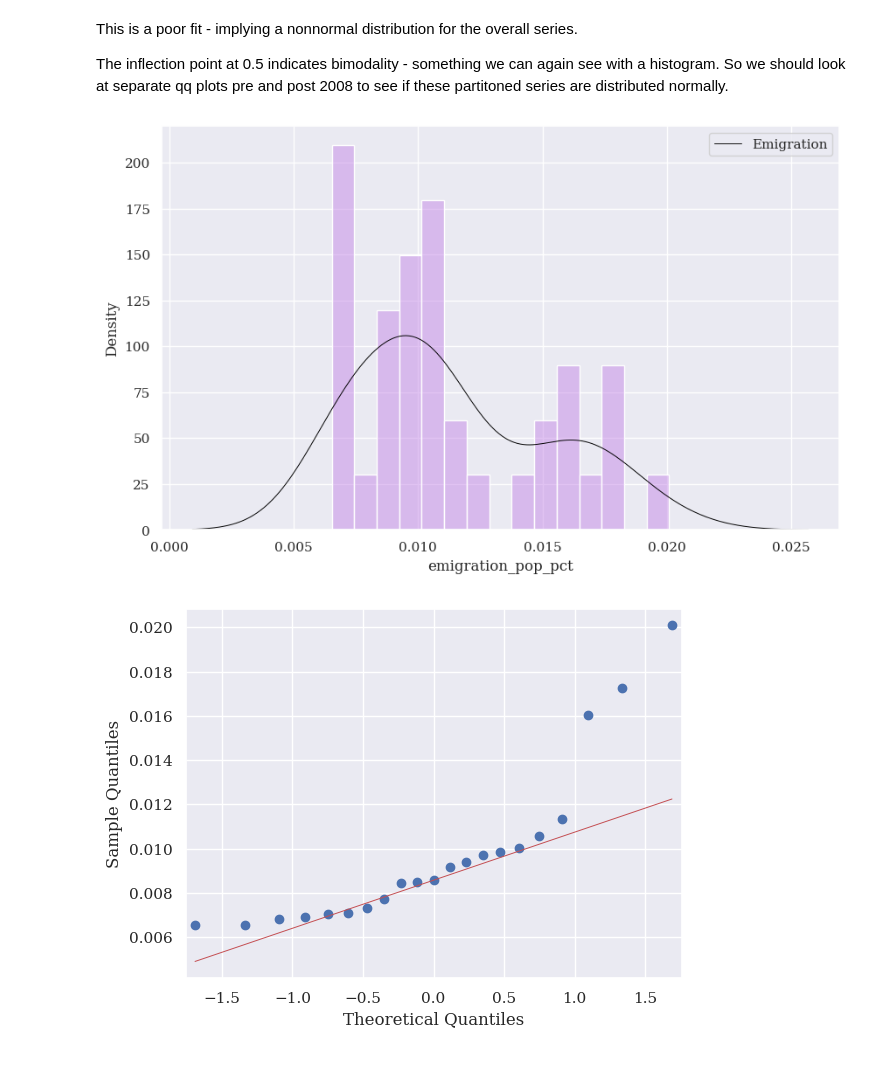
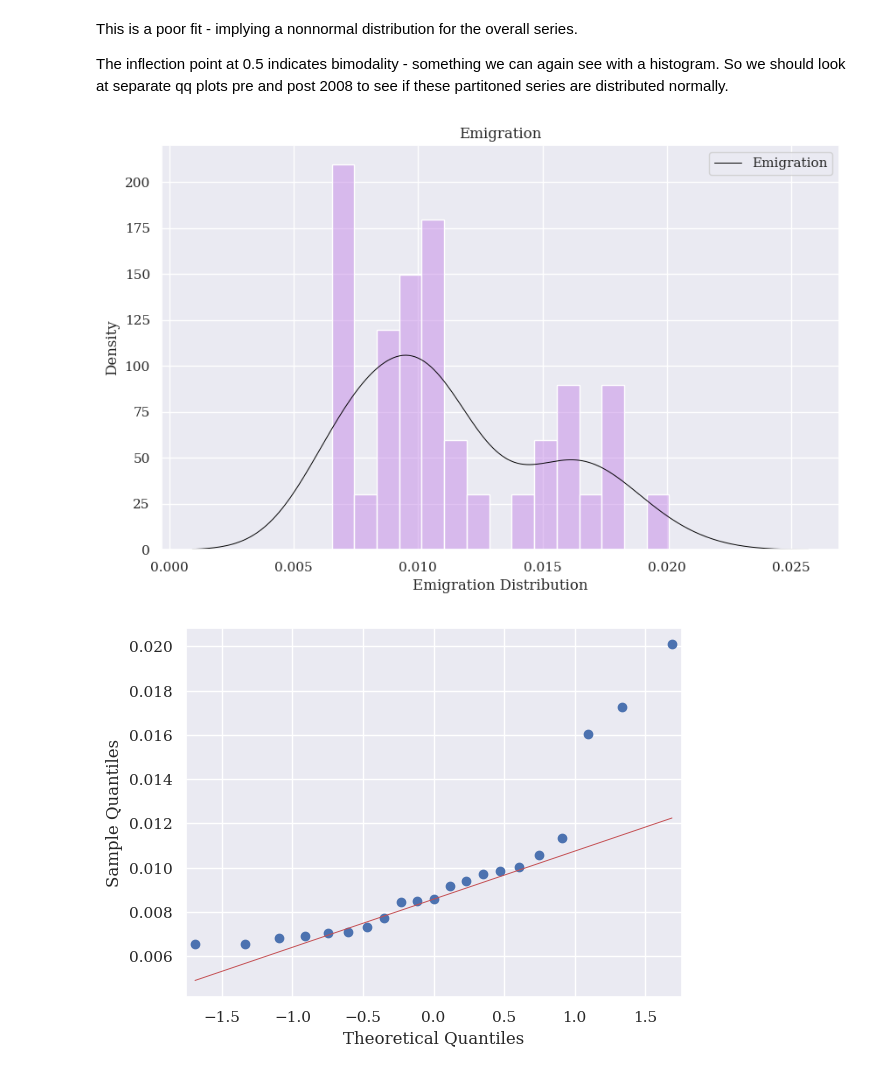
Before and after one commit to step-hen-burke/ca1, a Jupyter notebook: population_and_emigration_analysis.ipynb, the cells around one changed output. Cells and saved outputs as stored; diff of their text form; code cells hidden in the pictures.

```diff
--- a/00_initial_exploration.ipynb
+++ b/population_and_emigration_analysis.ipynb
@@ -989,20 +990,13 @@ The inflection point at 0.5 indicates bimodality - something we can again see wi
 # %%
 fig = plt.figure(figsize=(10, 6))
 numrows = len(pop_migration_df)
 p = sns.histplot(pop_migration_df , x='emigration_pop_pct', hue=['Emigration']*numrows, palette=['#C589E8'], bins=15, stat='density')
 sns.kdeplot(pop_migration_df , x='emigration_pop_pct', hue=['Emigration']*numrows, palette=['#000000'])
-
+p.set_title(f"Emigration")
+p.set_xlabel('Emigration Distribution')
 fig.savefig(charts_folder / 'emigration_histogram.png')
-
-# TODO Fix the labelling on this and add a title
-
-# p.set(title='Migration to/from Ireland', xlabel="Year", ylabel="Population Change")
-# ylabs = ['{:,.0f}K'.format(x) if abs(x) > 0.1 else 0 for x in p.get_yticks()]
-# p.set_yticks(p.get_yticks())
-# p.set_yticklabels(ylabs)
-# plt.xticks(rotation=90);
 # %% [output]
-[figure, old version]
+[figure, new version]
 # %%
 pre_08 = pop_migration_df.loc[pop_migration_df['year'] < 2008, 'emigration_pop_pct']
 post_08 = pop_migration_df.loc[pop_migration_df['year'] >= 2008, 'emigration_pop_pct']
```
Also changed, not shown: parts of 16 cells of this notebook.
